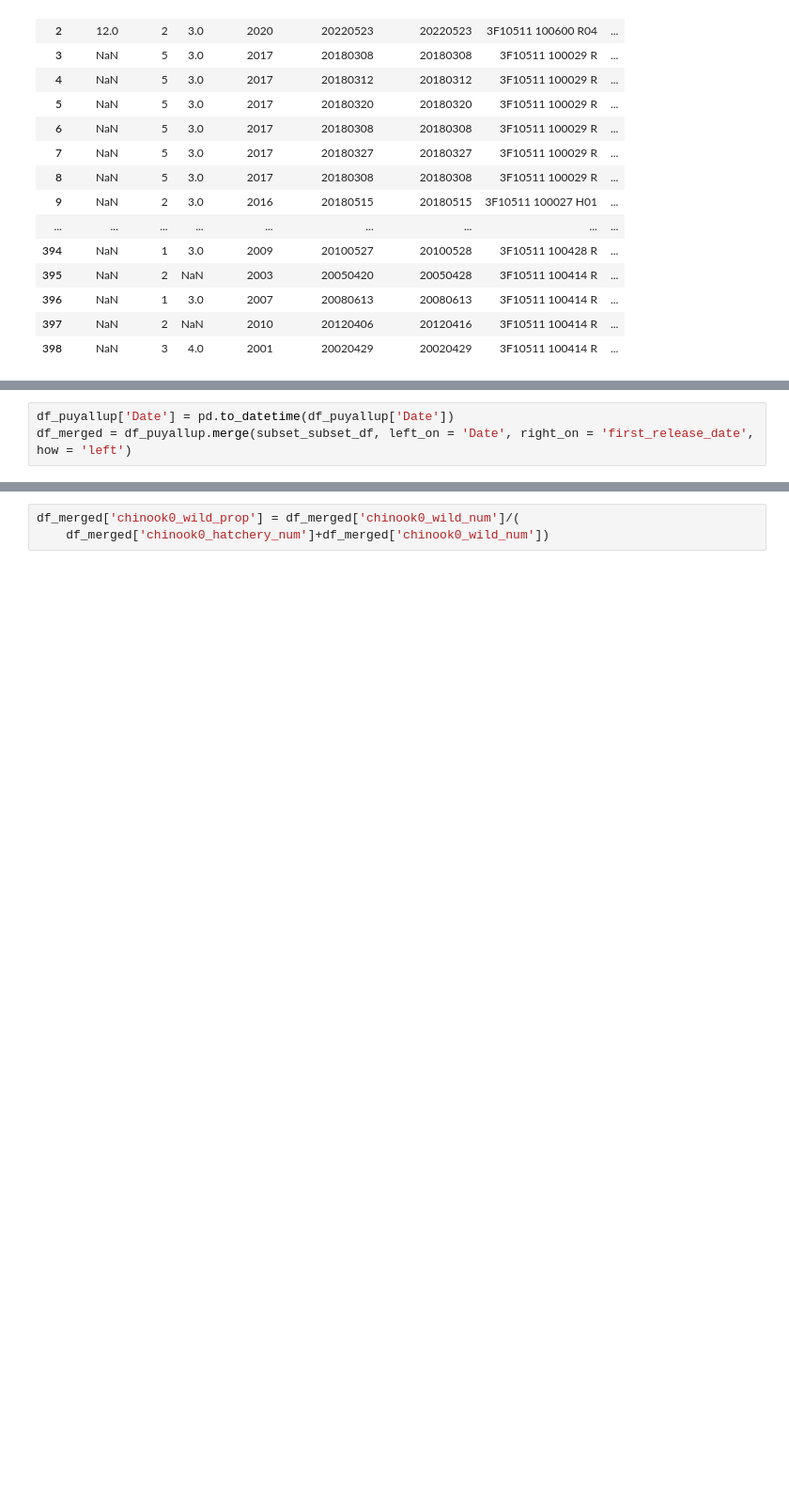
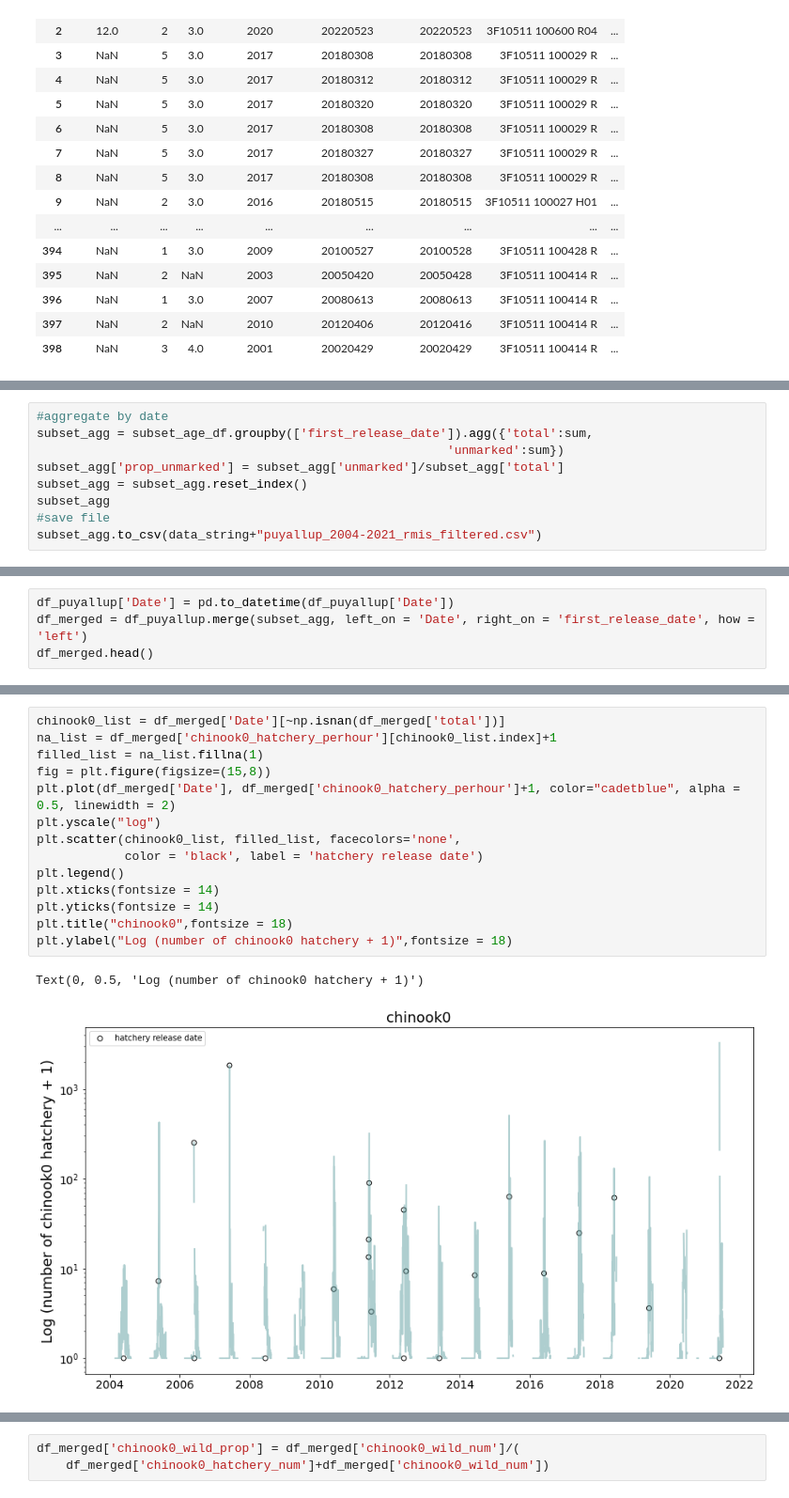
Before and after one commit to maria-kuruvilla/pied_piper, a Jupyter notebook: puyallup_rmis.ipynb, the cells around one changed output, grey strips where cells are left out. Shown at 94% size. Saved outputs shown, nothing was run; the diff lists cells and outputs as text; blank space fills up the shorter version.

```diff
--- a/puyallup_rmis.ipynb
+++ b/puyallup_rmis.ipynb
@@ -66,2 +83,11 @@ with pd.option_context('display.max_rows', None, 'display.max_columns', None):
+# %%
+#aggregate by date
+subset_agg = subset_age_df.groupby(['first_release_date']).agg({'total':sum,
+                                                        'unmarked':sum})
+subset_agg['prop_unmarked'] = subset_agg['unmarked']/subset_agg['total']
+subset_agg = subset_agg.reset_index()
+subset_agg
+#save file
+subset_agg.to_csv(data_string+"puyallup_2004-2021_rmis_filtered.csv")
 # %%
 #reading puyallup data
@@ -88,4 +114,5 @@ print(df_puyallup)
 [6373 rows x 49 columns]
 # %%
 df_puyallup['Date'] = pd.to_datetime(df_puyallup['Date'])
-df_merged = df_puyallup.merge(subset_subset_df, left_on = 'Date', right_on = 'first_release_date', how = 'left')
+df_merged = df_puyallup.merge(subset_agg, left_on = 'Date', right_on = 'first_release_date', how = 'left')
+df_merged.head()
@@ -91,0 +148,17 @@ df_merged = df_puyallup.merge(subset_subset_df, left_on = 'Date', right_on = 'fi
+# %%
+chinook0_list = df_merged['Date'][~np.isnan(df_merged['total'])]
+na_list = df_merged['chinook0_hatchery_perhour'][chinook0_list.index]+1
+filled_list = na_list.fillna(1)
+fig = plt.figure(figsize=(15,8))
+plt.plot(df_merged['Date'], df_merged['chinook0_hatchery_perhour']+1, color="cadetblue", alpha = 0.5, linewidth = 2)
+plt.yscale("log")
+plt.scatter(chinook0_list, filled_list, facecolors='none',
+            color = 'black', label = 'hatchery release date')
+plt.legend()
+plt.xticks(fontsize = 14)
+plt.yticks(fontsize = 14)
+plt.title("chinook0",fontsize = 18)
+plt.ylabel("Log (number of chinook0 hatchery + 1)",fontsize = 18)
+# %% [output]
+Text(0, 0.5, 'Log (number of chinook0 hatchery + 1)')
+[figure, added]
```
Also changed, not shown: parts of 11 cells of this notebook, 4 other files.
